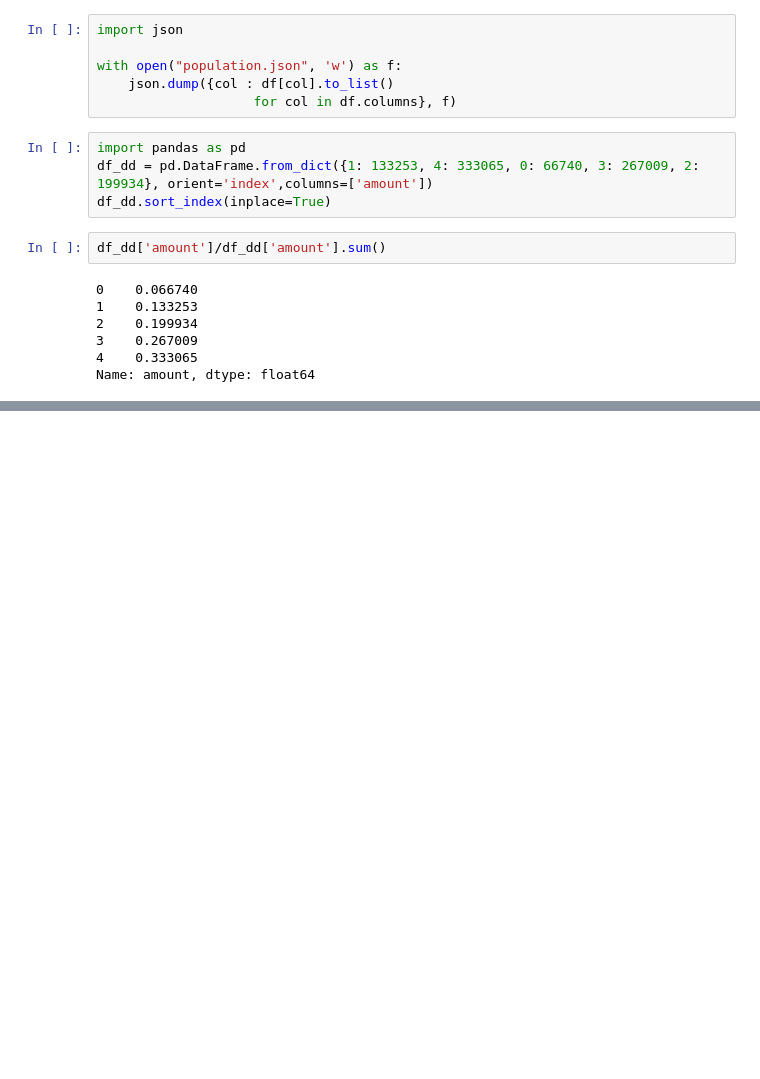
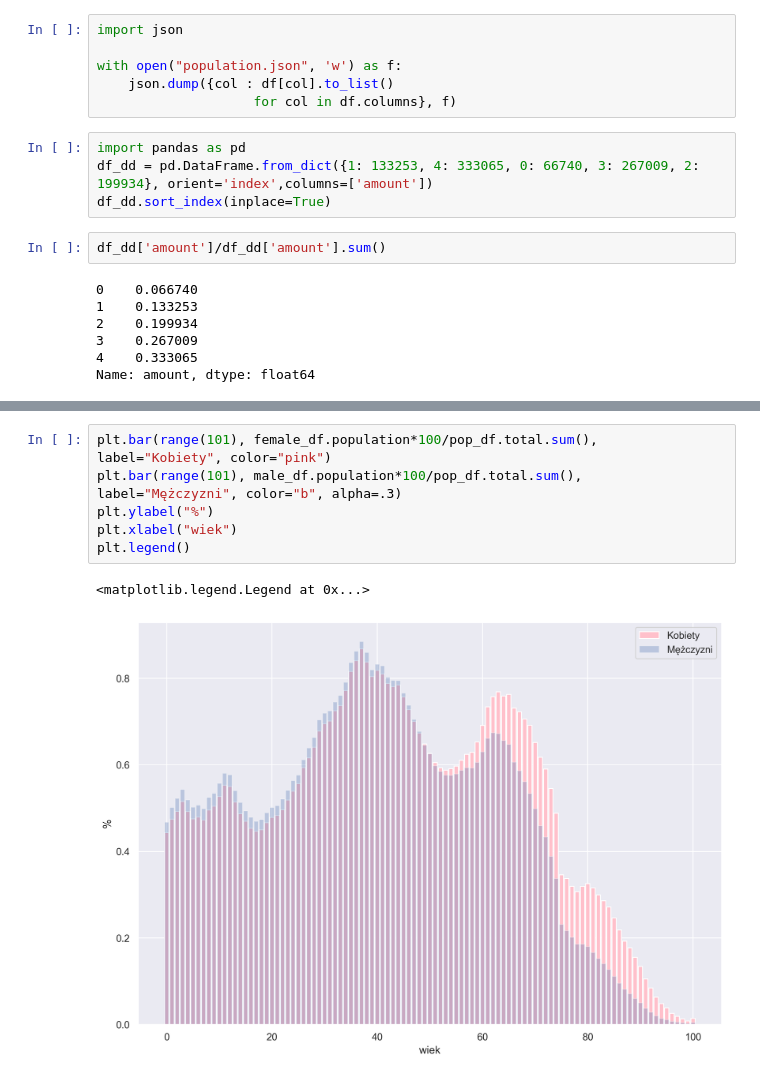
Before and after one commit to pawpie-otw/BEng_project, a Jupyter notebook: analysis/analysis_age_sex.ipynb, the cells around one changed output, grey strips where cells are left out. Saved outputs shown, nothing was run; the diff lists cells and outputs as text; blank space fills up the shorter version.

```diff
--- a/analysis/analysis_age_sex.ipynb
+++ b/analysis/analysis_age_sex.ipynb
@@ -94,0 +111,9 @@ pop_df
+# %%
+plt.bar(range(101), female_df.population*100/pop_df.total.sum(), label="Kobiety", color="pink")
+plt.bar(range(101), male_df.population*100/pop_df.total.sum(), label="Mężczyzni", color="b", alpha=.3)
+plt.ylabel("%")
+plt.xlabel("wiek")
+plt.legend()
+# %% [output]
+<matplotlib.legend.Legend at 0x...>
+[figure, added]
```
Also changed, not shown: parts of 4 cells of this notebook, 11 other files.
